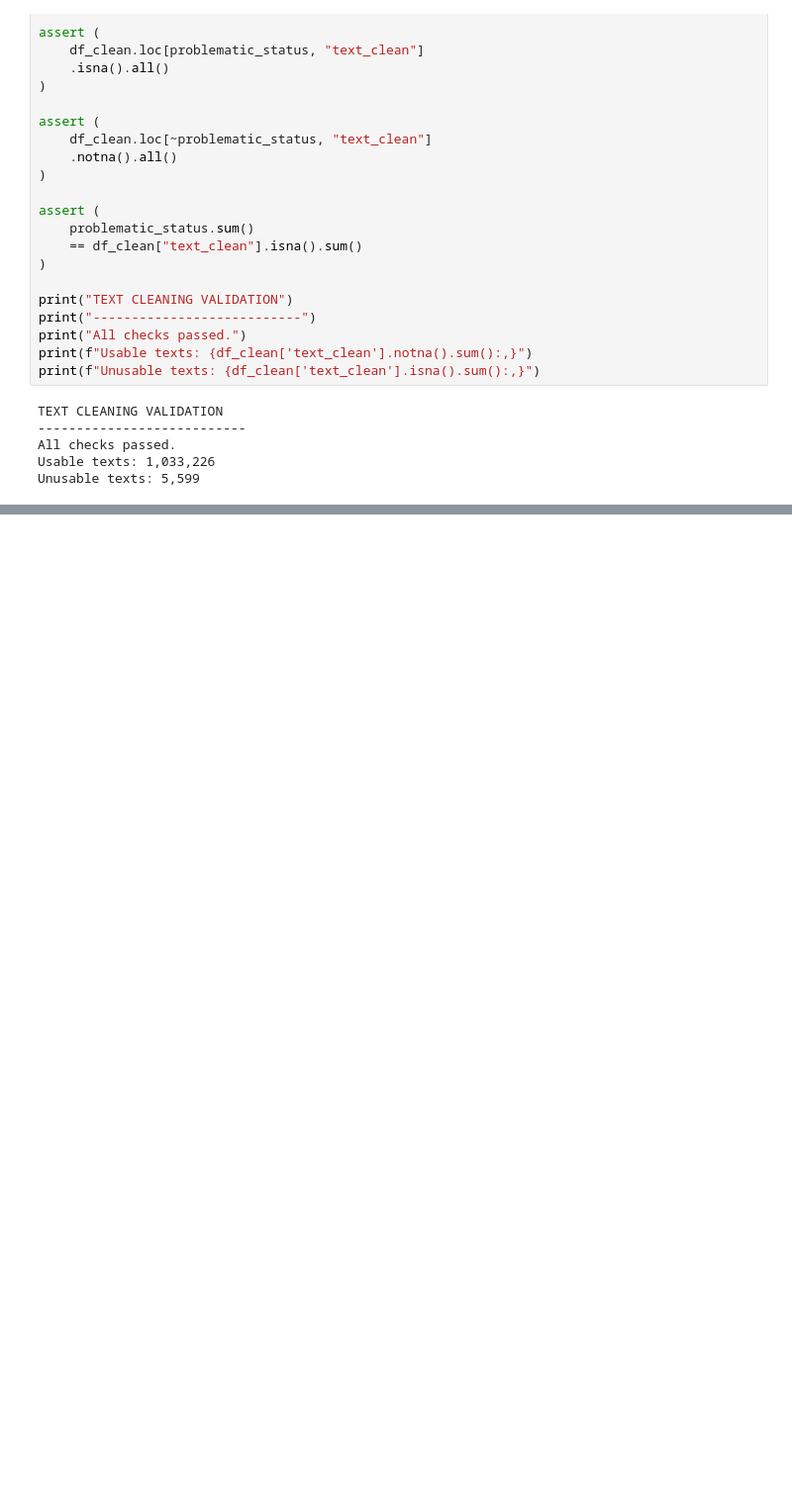
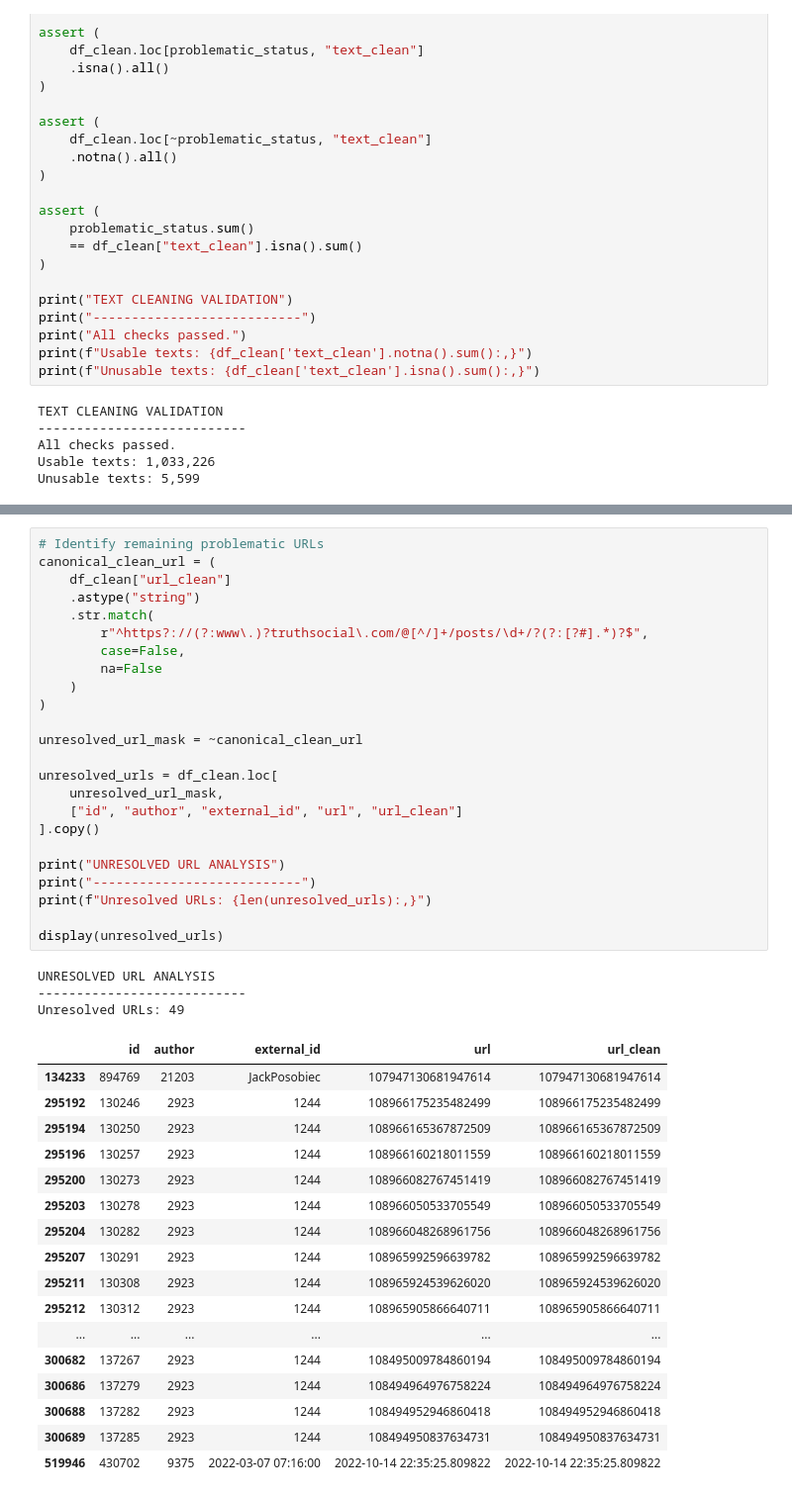
Before and after one commit to lorenzobuccolini03/Truth-Social-Analysis-and-Data-Warehousing---Decision-Support-Systems-, a Jupyter notebook: 01_assignment/01_10_clean_truths.ipynb, the cells around one changed output, grey strips where cells are left out. Shown at 99% size. Drawn from its saved outputs; the diff is of its cells as text; blank space fills up the shorter version.

```diff
--- a/01_assignment/01_10_clean_truths.ipynb
+++ b/01_assignment/01_10_clean_truths.ipynb
@@ -1404,0 +2054,45 @@ Unusable texts: 5,599
+# %%
+# Identify remaining problematic URLs
+canonical_clean_url = (
+    df_clean["url_clean"]
+    .astype("string")
+    .str.match(
+        r"^https?://(?:www\.)?truthsocial\.com/@[^/]+/posts/\d+/?(?:[?#].*)?$",
+        case=False,
+        na=False
+    )
+)
+
+unresolved_url_mask = ~canonical_clean_url
+
+unresolved_urls = df_clean.loc[
+    unresolved_url_mask,
+    ["id", "author", "external_id", "url", "url_clean"]
+].copy()
+
+print("UNRESOLVED URL ANALYSIS")
+print("---------------------------")
+print(f"Unresolved URLs: {len(unresolved_urls):,}")
+
+display(unresolved_urls)
+# %% [output]
+UNRESOLVED URL ANALYSIS
+---------------------------
+Unresolved URLs: 49
+|  | id | author | external_id | url | url_clean |
+| 134233 | 894769 | 21203 | JackPosobiec | 107947130681947614 | 107947130681947614 |
+| 295192 | 130246 | 2923 | 1244 | 108966175235482499 | 108966175235482499 |
+| 295194 | 130250 | 2923 | 1244 | 108966165367872509 | 108966165367872509 |
+| 295196 | 130257 | 2923 | 1244 | 108966160218011559 | 108966160218011559 |
+| 295200 | 130273 | 2923 | 1244 | 108966082767451419 | 108966082767451419 |
+| 295203 | 130278 | 2923 | 1244 | 108966050533705549 | 108966050533705549 |
+| 295204 | 130282 | 2923 | 1244 | 108966048268961756 | 108966048268961756 |
+| 295207 | 130291 | 2923 | 1244 | 108965992596639782 | 108965992596639782 |
+| 295211 | 130308 | 2923 | 1244 | 108965924539626020 | 108965924539626020 |
+| 295212 | 130312 | 2923 | 1244 | 108965905866640711 | 108965905866640711 |
+| ... | ... | ... | ... | ... | ... |
+| 300682 | 137267 | 2923 | 1244 | 108495009784860194 | 108495009784860194 |
+| 300686 | 137279 | 2923 | 1244 | 108494964976758224 | 108494964976758224 |
+| 300688 | 137282 | 2923 | 1244 | 108494952946860418 | 108494952946860418 |
+| 300689 | 137285 | 2923 | 1244 | 108494950837634731 | 108494950837634731 |
+| 519946 | 430702 | 9375 | 2022-03-07 07:16:00 | 2022-10-14 22:35:25.809822 | 2022-10-14 22:35:25.809822 |
```
Also changed, not shown: parts of 24 cells of this notebook.
